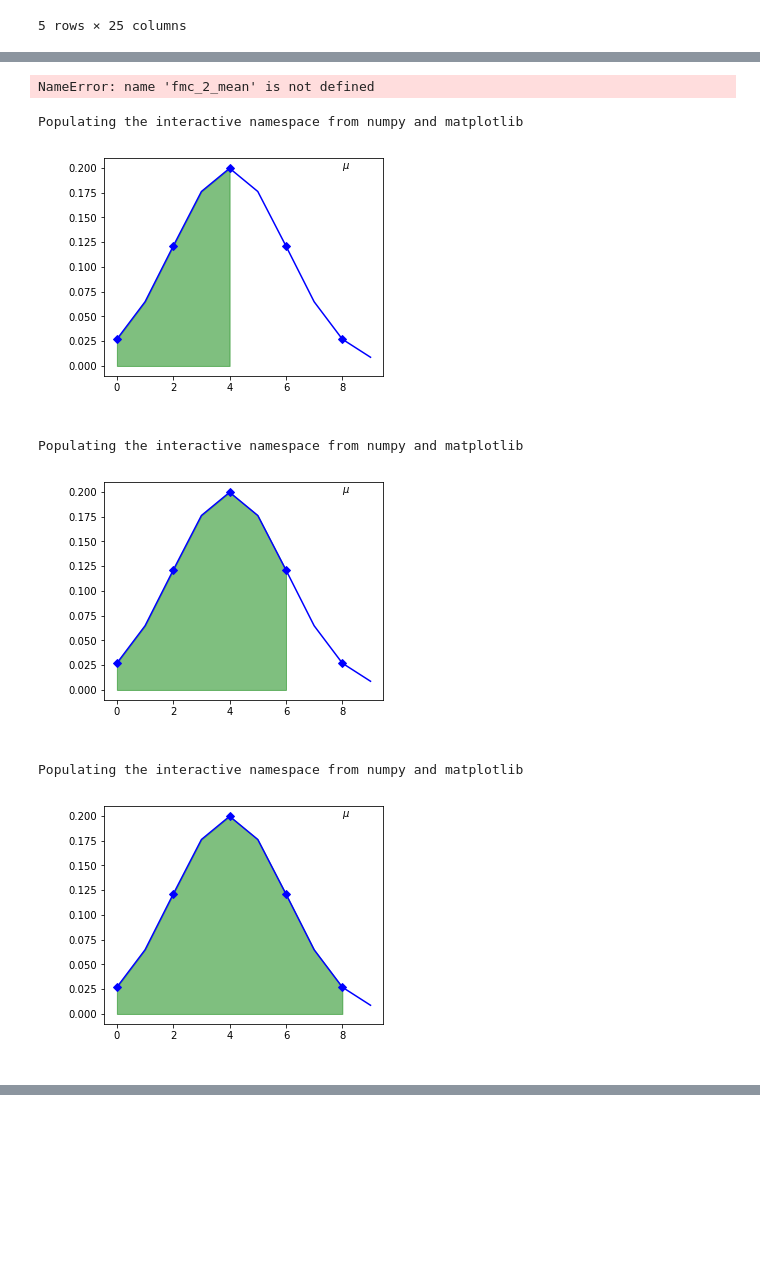
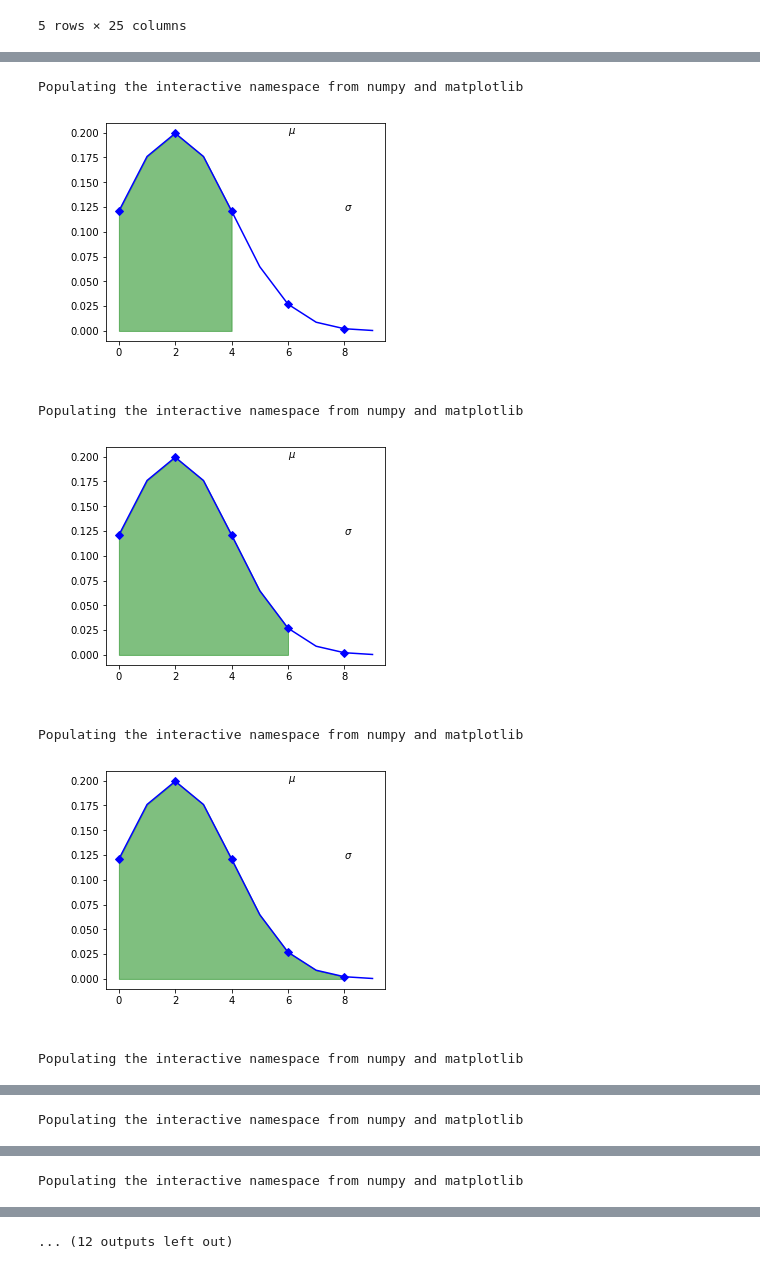
Before and after one commit to talles17/Projeto-2---Prob, a Jupyter notebook: Projeto2 - Descrição 1.ipynb, the cells around one changed output, grey strips where cells are left out. Drawn from its saved outputs; the diff is of its cells as text; code cells hidden in the pictures; blank space fills up the shorter version.

```diff
--- a/Projeto2 - Descrição 1.ipynb
+++ b/Projeto2 - Descrição 1.ipynb
@@ -168,7 +168,7 @@ def z_score(x , mean , standard_deviation) :
     mean = int(mean)
     axis_x = range(0,10)
     ## return the cumulative value from Z-Table
-    cdf = stats.norm.cdf(xi,fmc_1_mean, fmc_1_standard_deviation)
+    cdf = stats.norm.cdf(xi,mean, standard_deviation)
 
     ## -2std, -std, std, 2std
     minus2std = mean - 2*standard_deviation
@@ -192,7 +192,7 @@ def z_score(x , mean , standard_deviation) :
 
     ## The shaded area is cdf at xi, in other words, cdf[240] = 0.9175667301260455
     plt.fill_between(axis_x[0:xi], pdf[0:xi],color='g',alpha=.5)
-    ##plot.ylabel('Porcentagem de alunos')
+
     plt.show()
 
     cdf
@@ -222,19 +234,28 @@ NameError: name 'fmc_1_mean' is not defined
-# %%
-### FMC2 z-score
-z_score(5,fmc_2_mean, fmc_2_standard_deviation)
-z_score(7,fmc_2_mean, fmc_2_standard_deviation)
-z_score(9,fmc_2_mean, fmc_2_standard_deviation)
-# %% [output]
-NameError: name 'fmc_2_mean' is not defined
-# %%
-## Probabilidade z-score
-z_score(5,prob_mean, prob_standard_deviation)
-z_score(7,prob_mean, prob_standard_deviation)
-z_score(9,prob_mean, prob_standard_deviation)
-# %% [output]
-Populating the interactive namespace from numpy and matplotlib
-[figure, removed]
-Populating the interactive namespace from numpy and matplotlib
-[figure, removed]
-Populating the interactive namespace from numpy and matplotlib
-[figure, removed]
+# %%
+### FMC2 z-score 1 unidade
+z_score(5,fmc_2_mean_unidade_1, fmc_2_standard_deviation_unidade_1)
+z_score(7,fmc_2_mean_unidade_1, fmc_2_standard_deviation_unidade_1)
+z_score(9,fmc_2_mean_unidade_1, fmc_2_standard_deviation_unidade_1)
+
+### FMC2 z-score 2 unidade
+z_score(5,fmc_2_mean_unidade_2, fmc_2_standard_deviation_unidade_2)
+z_score(7,fmc_2_mean_unidade_2, fmc_2_standard_deviation_unidade_2)
+z_score(9,fmc_2_mean_unidade_2, fmc_2_standard_deviation_unidade_2)
+
+### FMC2 z-score 3 unidade
+z_score(5,fmc_2_mean_unidade_3, fmc_2_standard_deviation_unidade_3)
+z_score(7,fmc_2_mean_unidade_3, fmc_2_standard_deviation_unidade_3)
+z_score(9,fmc_2_mean_unidade_3, fmc_2_standard_deviation_unidade_3)
+
+### FMC2 z-score media final
+z_score(5,fmc_2_mean_media_final, fmc_2_standard_deviation_media_final)
+z_score(7,fmc_2_mean_media_final, fmc_2_standard_deviation_media_final)
+z_score(9,fmc_2_mean_media_final, fmc_2_standard_deviation_media_final)
+# %% [output]
+Populating the interactive namespace from numpy and matplotlib
+[figure, added]
+Populating the interactive namespace from numpy and matplotlib
+[figure, added]
+Populating the interactive namespace from numpy and matplotlib
+[figure, added]
+Populating the interactive namespace from numpy and matplotlib
@@ -240,0 +263 @@ Populating the interactive namespace from numpy and matplotlib
+Populating the interactive namespace from numpy and matplotlib
@@ -240,0 +265 @@ Populating the interactive namespace from numpy and matplotlib
+Populating the interactive namespace from numpy and matplotlib
@@ -240,0 +267 @@ Populating the interactive namespace from numpy and matplotlib
+... (12 outputs left out)
```
Also changed, not shown: parts of 3 cells of this notebook.
